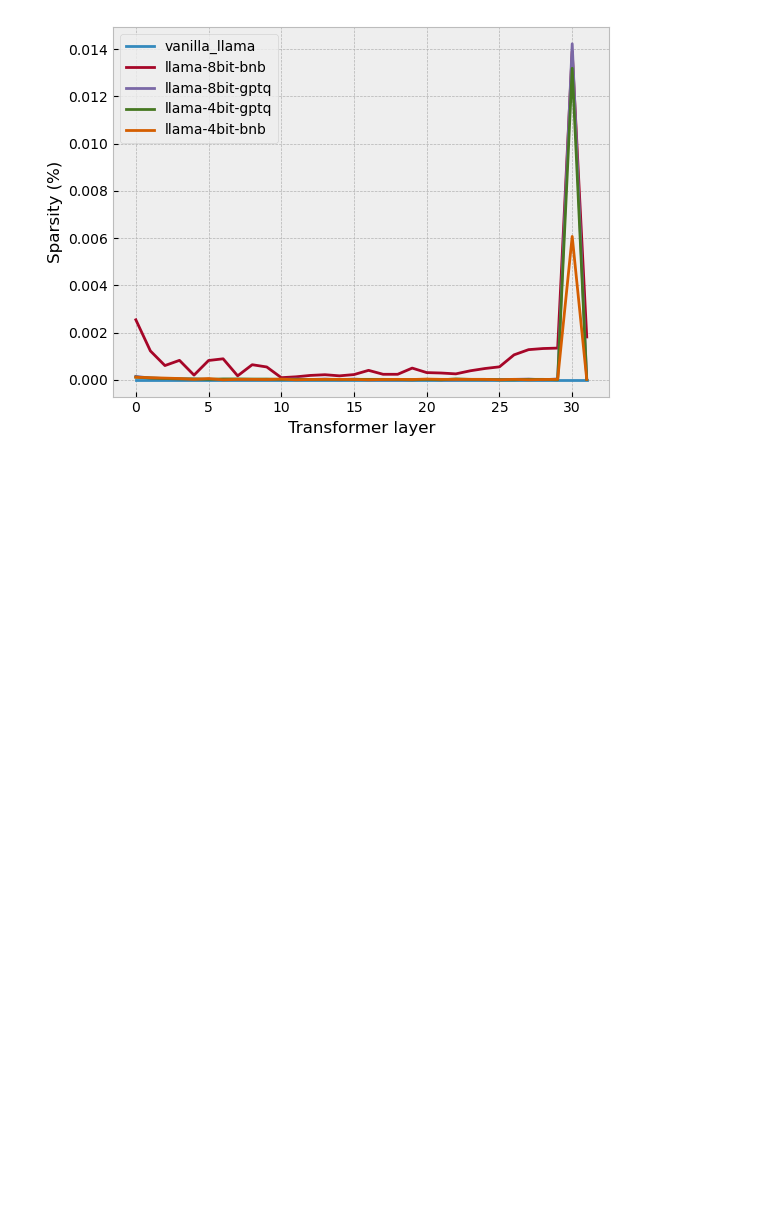
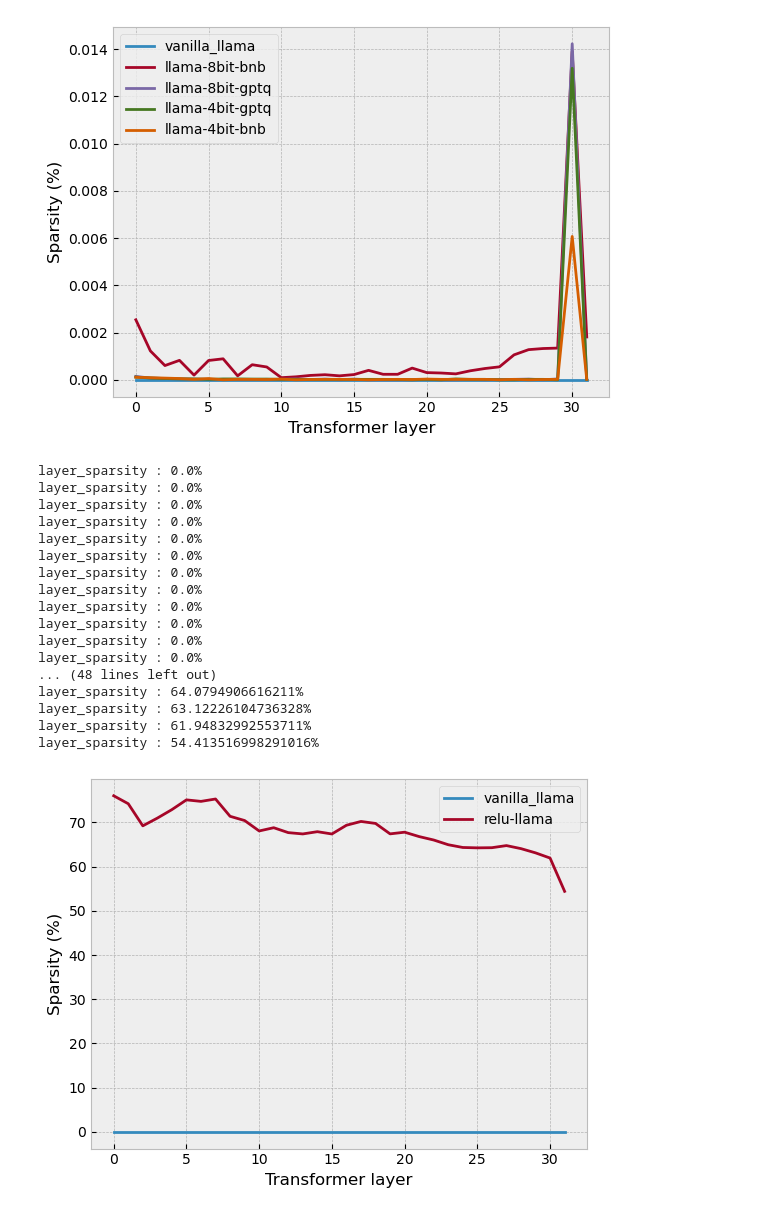
Before and after one commit to vimarsh6739/DejaVu-llama, a Jupyter notebook: sparsity_analysis/Sparsity_graphs.ipynb, the cells around one changed output. Drawn from its saved outputs; the diff is of its cells as text; code cells hidden in the pictures; blank space fills up the shorter version.

```diff
--- a/sparsity_analysis/Sparsity_graphs.ipynb
+++ b/sparsity_analysis/Sparsity_graphs.ipynb
@@ -384,24 +173,36 @@ layer_sparsity : 1.7881393432617188e-05%
 layer_sparsity : 0.006067752838134766%
 layer_sparsity : 1.7881393432617188e-05%
 [figure]
-# %%
-layer_sparsity = [0]*50
-
-n_layers = len(all_outputs)
-for i in range(n_layers):
-    curr_out = all_outputs[i]
-    y = generate_label(curr_out)
-    # sparsity = y.sum()
-
-    layer_sparsity[i] += (1.0 - (torch.count_nonzero(curr_out)/torch.numel(curr_out)))*100.0
-    #layer_sparsity[i] += y.sum(dim=-1).float().mean().item()
-    print(f"layer_sparsity : {(layer_sparsity[i].item())}%")
-
-layer_sparsity = torch.tensor(layer_sparsity, device = 'cpu')
-# = layer_sparsity.data.numpy()
-#Compute cosine similarity between layers
-plt.plot(np.arange(n_layers), layer_sparsity[:n_layers], label =  'ReLU Llama2 7B')
-plt.xlabel('Transformer layer')
-plt.ylabel('% Sparsity')
-plt.legend()
-plt.show()
+# %%
+model_names = ["vanilla_llama", "relu-llama"]
+
+
+D = 1000
+sparsity_list = [[]]*len(model_names)
+#act_outputs_list = [[]]*len(model_names)
+
+for i, model_name in enumerate(model_names):
+    act_outputs = get_list(model_name, "act_outputs")
+    model_sparsity = evaluate_sparsity(model_name, act_outputs)
+
+    sparsity_list[i] = model_sparsity
+visualize_all(sparsity_list, model_names, filename = "vanilla_vs_relu.png")
+# %% [output]
+layer_sparsity : 0.0%
+layer_sparsity : 0.0%
+layer_sparsity : 0.0%
+layer_sparsity : 0.0%
+layer_sparsity : 0.0%
+layer_sparsity : 0.0%
+layer_sparsity : 0.0%
+layer_sparsity : 0.0%
+layer_sparsity : 0.0%
+layer_sparsity : 0.0%
+layer_sparsity : 0.0%
+layer_sparsity : 0.0%
+... (48 lines left out)
+layer_sparsity : 64.0794906616211%
+layer_sparsity : 63.12226104736328%
+layer_sparsity : 61.94832992553711%
+layer_sparsity : 54.413516998291016%
+[figure, added]
```
Also changed, not shown: parts of 3 cells of this notebook, 4 other files.
